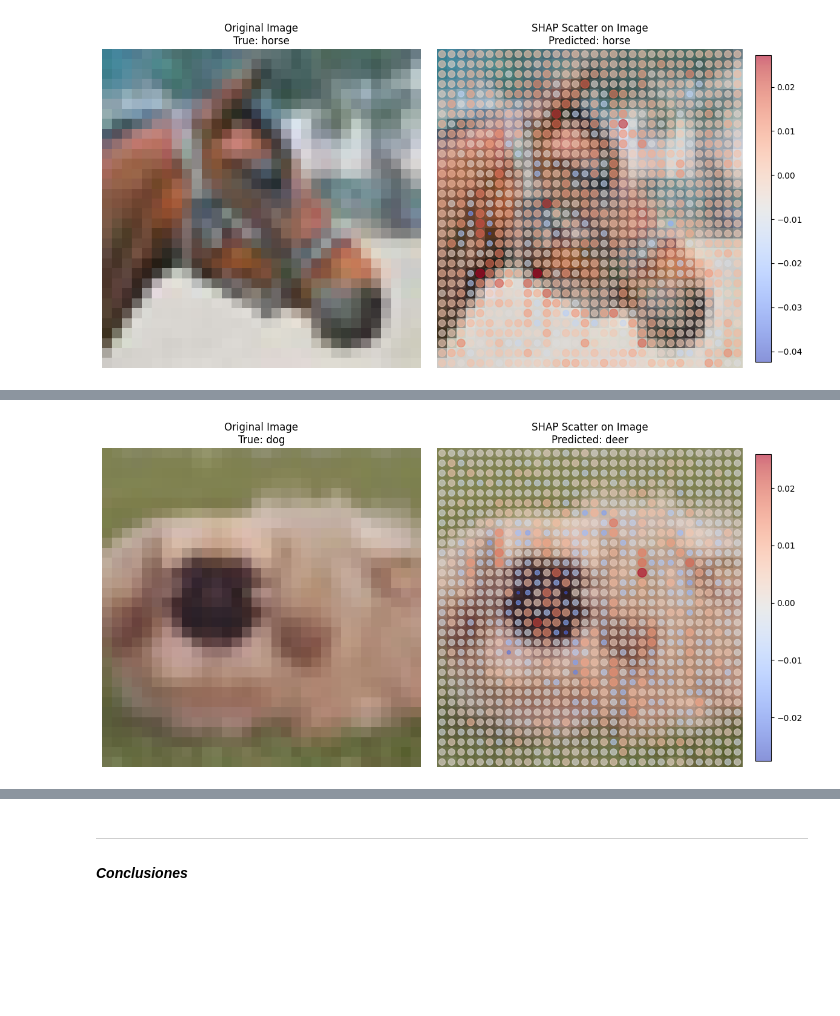
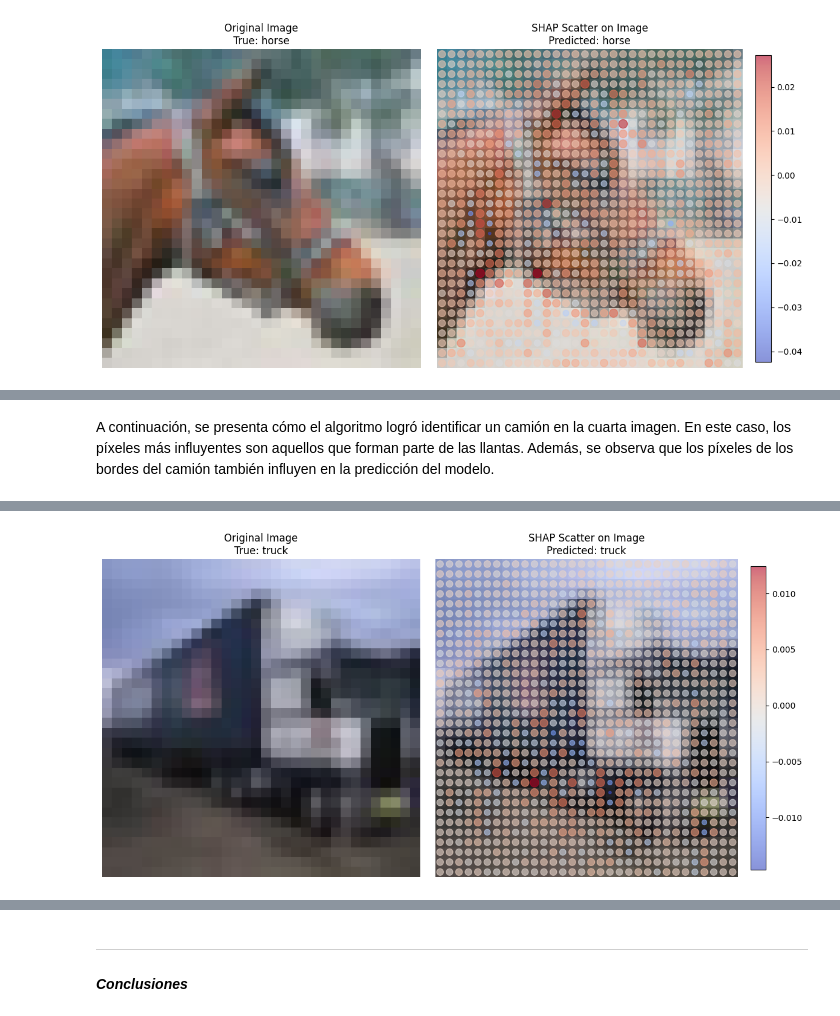
Before and after one commit to stefanoaragoni/OBJRECLAB, a Jupyter notebook: Lab2.ipynb, the cells around one changed output, grey strips where cells are left out. Saved outputs shown, nothing was run; the diff lists cells and outputs as text; code cells hidden in the pictures; blank space fills up the shorter version.

```diff
--- a/Lab2.ipynb
+++ b/Lab2.ipynb
@@ -249,3 +263,5 @@ shap_visualization(68)
+# %% [markdown]
+A continuación, se presenta cómo el algoritmo logró identificar un camión en la cuarta imagen. En este caso, los píxeles más influyentes son aquellos que forman parte de las llantas. Además, se observa que los píxeles de los bordes del camión también influyen en la predicción del modelo.
 # %%
-shap_visualization(31)
+shap_visualization(34)
 # %% [output]
@@ -253 +269 @@ shap_visualization(31)
-[figure, old version]
+[figure, new version]
```
Also changed, not shown: parts of 12 cells of this notebook.
